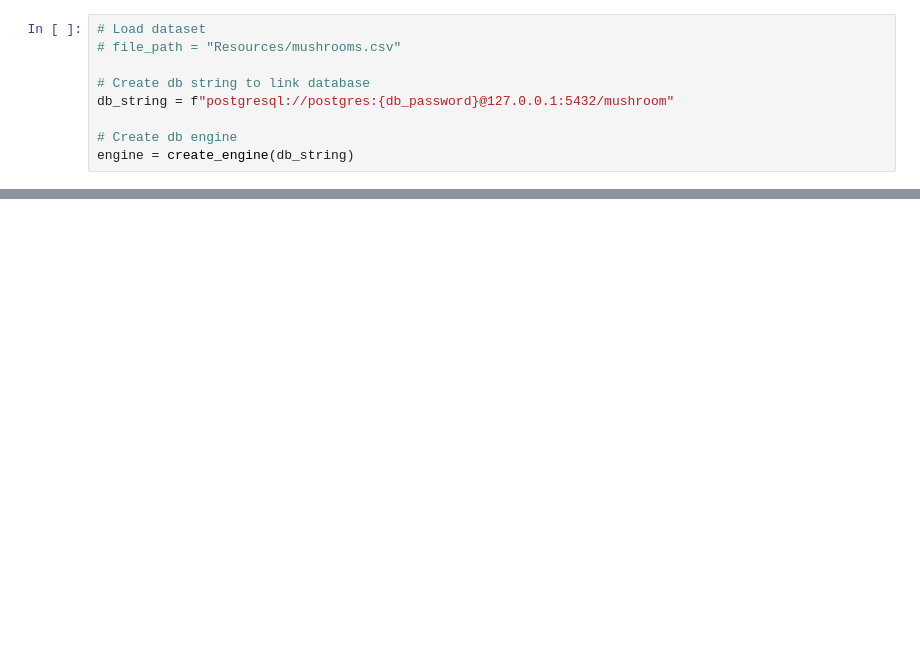
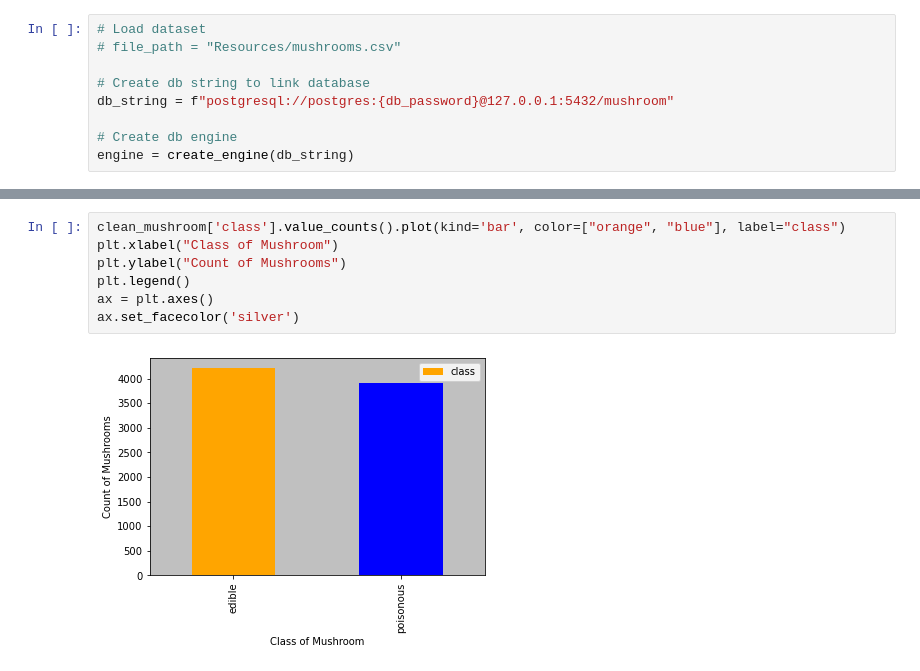
Before and after one commit to Vaishali715/Final_Project, a Jupyter notebook: Data_Visualization.ipynb, the cells around one changed output, grey strips where cells are left out. Cells and saved outputs as stored; diff of their text form; blank space fills up the shorter version.

```diff
--- a/Data_Visualization.ipynb
+++ b/Data_Visualization.ipynb
@@ -123,0 +129,9 @@ raw_mushroom['cap_shape'].value_counts().plot(kind='bar')
+# %%
+clean_mushroom['class'].value_counts().plot(kind='bar', color=["orange", "blue"], label="class")
+plt.xlabel("Class of Mushroom")
+plt.ylabel("Count of Mushrooms")
+plt.legend()
+ax = plt.axes()
+ax.set_facecolor('silver')
+# %% [output]
+[figure, added]
```
Also changed, not shown: parts of 24 cells of this notebook, 1 other file.
